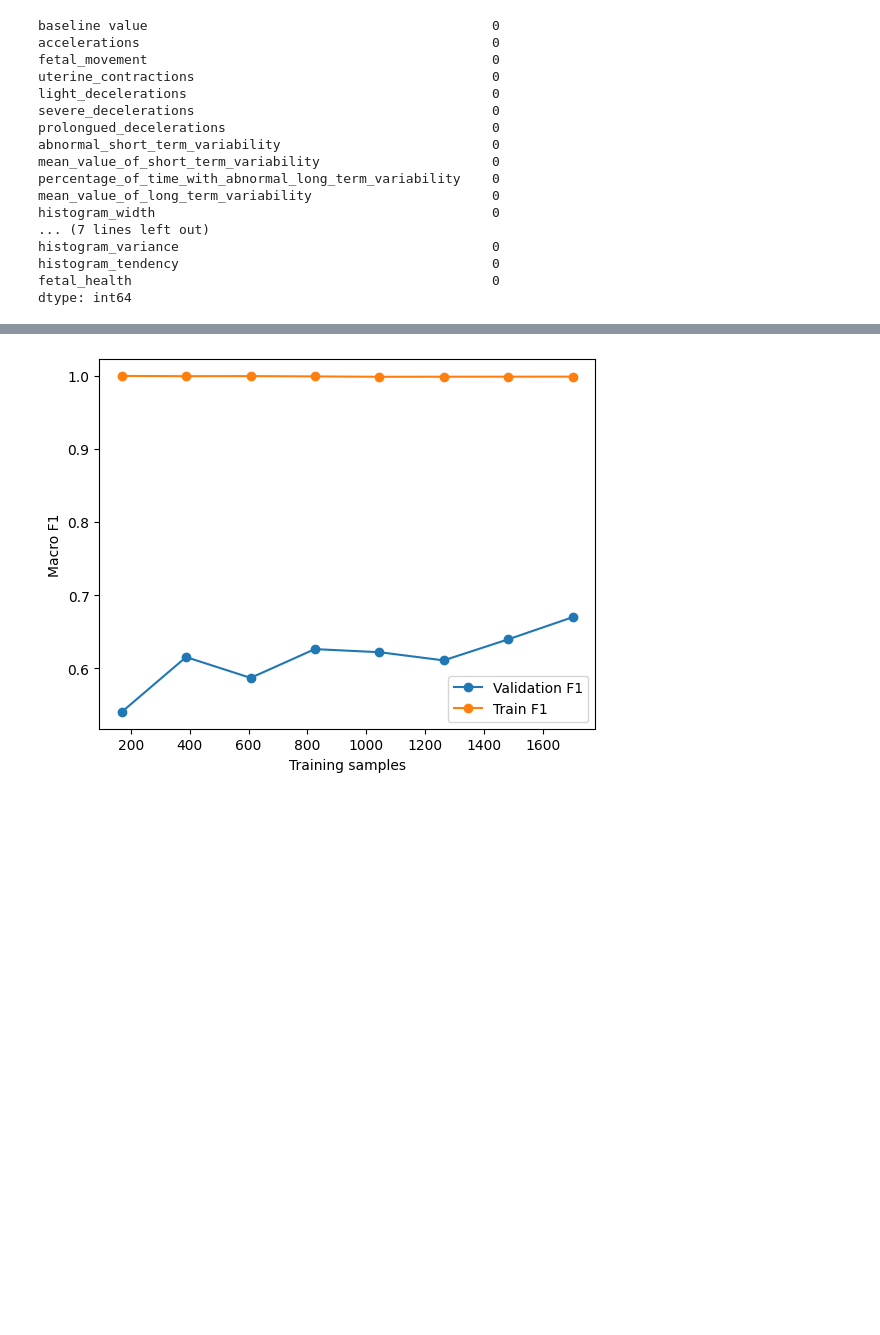
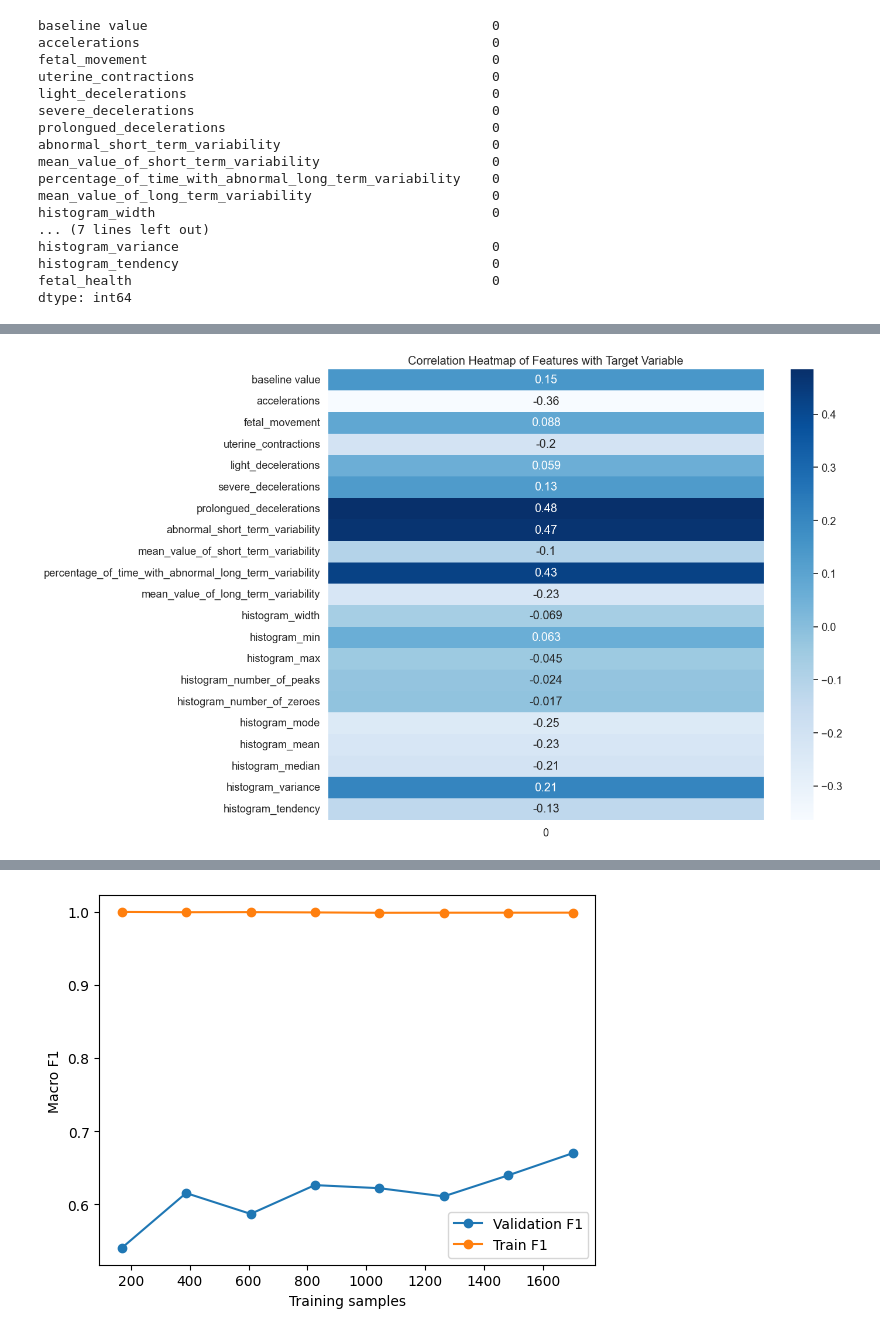
Before and after one commit to Bakwowi/Fetal-Health-Classification, a Jupyter notebook: script.ipynb, the cells around one changed output, grey strips where cells are left out. Cells and saved outputs as stored; diff of their text form; code cells hidden in the pictures; blank space fills up the shorter version.

```diff
--- a/script.ipynb
+++ b/script.ipynb
@@ -118,3 +158,13 @@ plt.show()
+# %%
+# plot a correlation heatmap of the features with the target variable
+plt.figure(figsize=(12, 10))
+# # increase the font size of the heatmap
+sns.set_theme(font_scale=1.2)
+sns.heatmap(x.corrwith(y).to_frame(), annot=True, cmap='Blues')
+plt.title('Correlation Heatmap of Features with Target Variable')
+plt.show()
+# %% [output]
+[figure, added]
 # %%
 # plot a correlation heatmap of the features with each other
 plt.figure(figsize=(12, 10))
```
Also changed, not shown: parts of 23 cells of this notebook, 30 other files.
